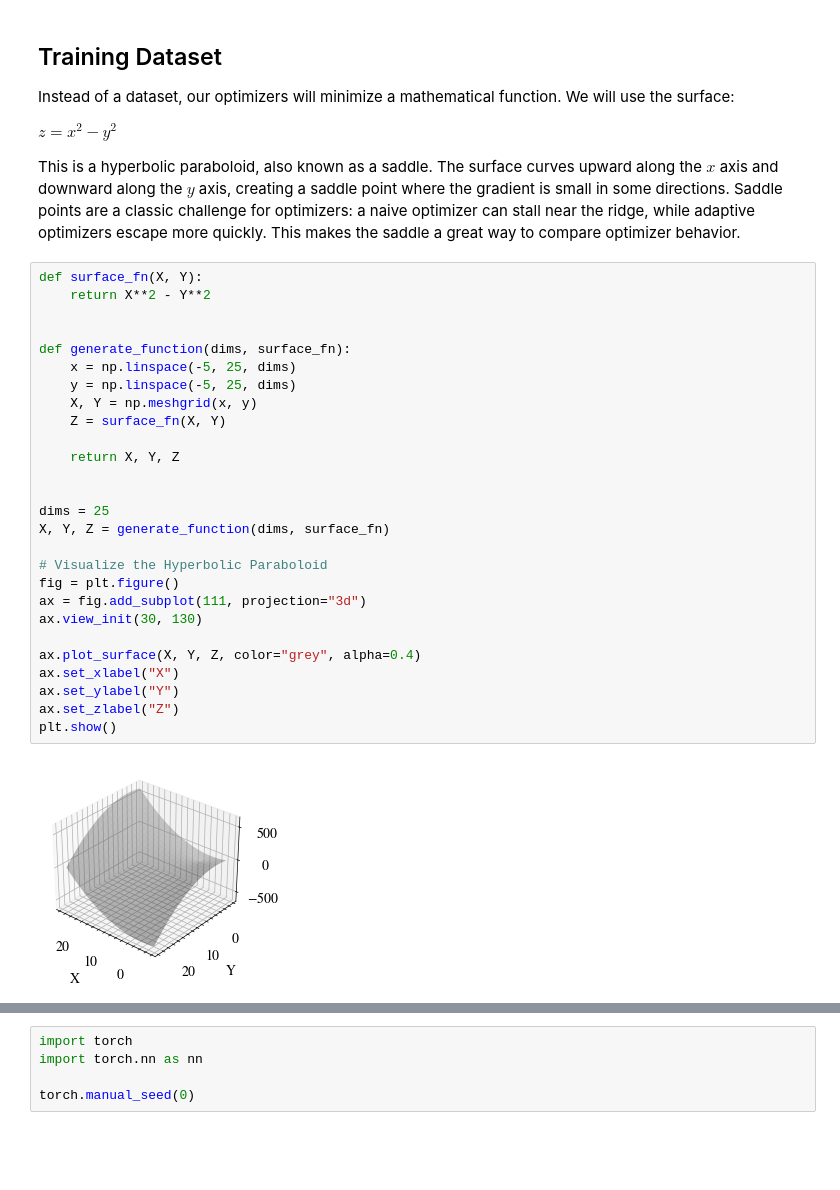
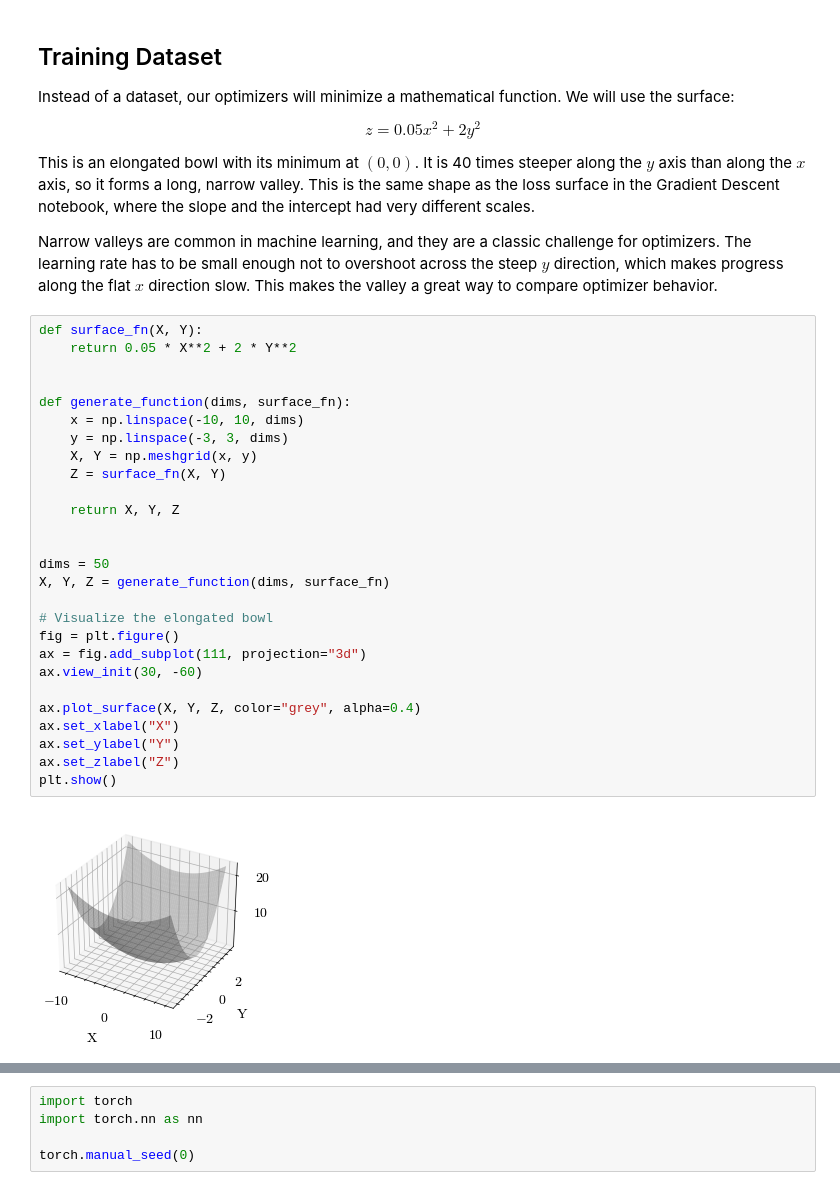
Before and after one commit to gavinkhung/optimizers, a Jupyter notebook: optimizers.ipynb, the cells around one changed output, grey strips where cells are left out. Saved outputs shown, nothing was run; the diff lists cells and outputs as text; blank space fills up the shorter version.

```diff
--- a/optimizers.ipynb
+++ b/optimizers.ipynb
@@ -25,38 +22,40 @@ plt.style.use(["science", "no-latex"])
 
 Instead of a dataset, our optimizers will minimize a mathematical function. We will use the surface:
 
-$z = x^2 - y^2$
+$$z = 0.05x^2 + 2y^2$$
 
-This is a hyperbolic paraboloid, also known as a saddle. The surface curves upward along the $x$ axis and downward along the $y$ axis, creating a saddle point where the gradient is small in some directions. Saddle points are a classic challenge for optimizers: a naive optimizer can stall near the ridge, while adaptive optimizers escape more quickly. This makes the saddle a great way to compare optimizer behavior.
+This is an elongated bowl with its minimum at $(0, 0)$. It is 40 times steeper along the $y$ axis than along the $x$ axis, so it forms a long, narrow valley. This is the same shape as the loss surface in the Gradient Descent notebook, where the slope and the intercept had very different scales.
+
+Narrow valleys are common in machine learning, and they are a classic challenge for optimizers. The learning rate has to be small enough not to overshoot across the steep $y$ direction, which makes progress along the flat $x$ direction slow. This makes the valley a great way to compare optimizer behavior.
 # %%
 def surface_fn(X, Y):
-    return X**2 - Y**2
+    return 0.05 * X**2 + 2 * Y**2
 
 
 def generate_function(dims, surface_fn):
-    x = np.linspace(-5, 25, dims)
-    y = np.linspace(-5, 25, dims)
+    x = np.linspace(-10, 10, dims)
+    y = np.linspace(-3, 3, dims)
     X, Y = np.meshgrid(x, y)
     Z = surface_fn(X, Y)
 
     return X, Y, Z
 
 
-dims = 25
+dims = 50
 X, Y, Z = generate_function(dims, surface_fn)
 
-# Visualize the Hyperbolic Paraboloid
+# Visualize the elongated bowl
 fig = plt.figure()
 ax = fig.add_subplot(111, projection="3d")
-ax.view_init(30, 130)
+ax.view_init(30, -60)
 
 ax.plot_surface(X, Y, Z, color="grey", alpha=0.4)
 ax.set_xlabel("X")
 ax.set_ylabel("Y")
 ax.set_zlabel("Z")
 plt.show()
 # %% [output]
-[figure, old version]
+[figure, new version]
 # %% [markdown]
 ## Optimizer Update Rules
 
```
Also changed, not shown: parts of 25 cells of this notebook, 3 other files.
